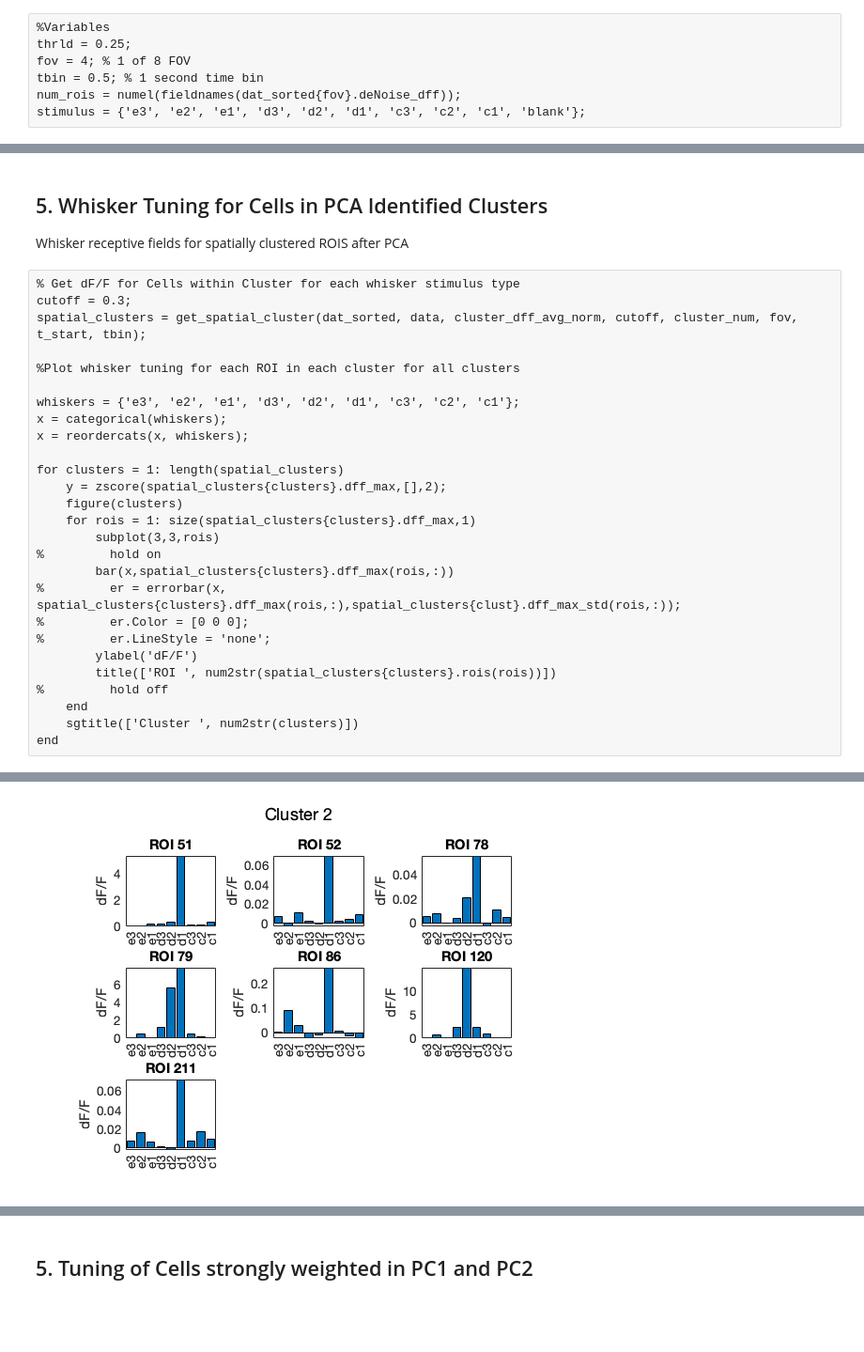
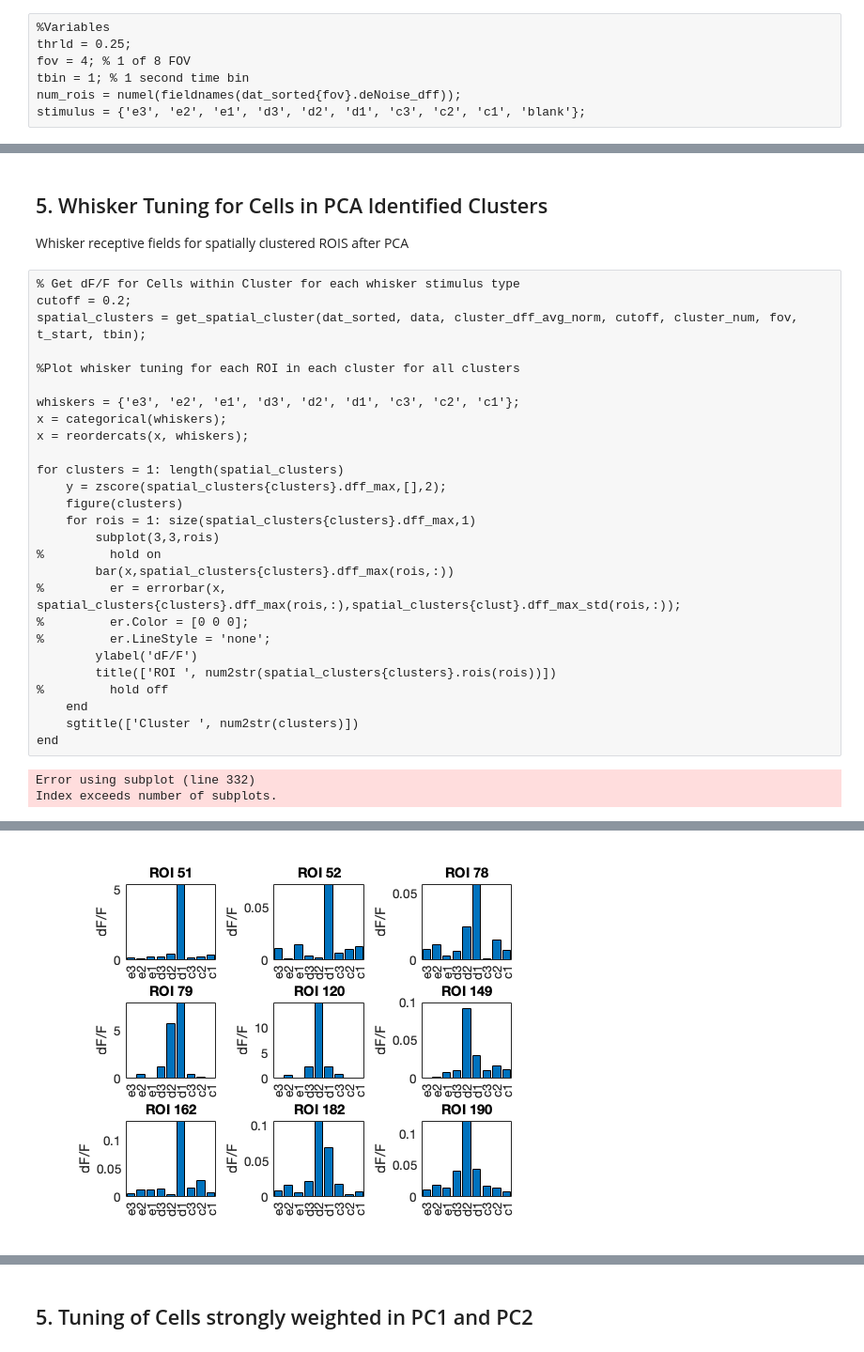
Before and after one commit to neurogomez/neural_ensemble_identification, a Jupyter notebook: 02c_Ensemble_Analysis-PCA.ipynb, the cells around one changed output, grey strips where cells are left out. Shown at 94% size. Saved outputs shown, nothing was run; the diff lists cells and outputs as text; blank space fills up the shorter version.

```diff
--- a/02c_Ensemble_Analysis-PCA.ipynb
+++ b/02c_Ensemble_Analysis-PCA.ipynb
@@ -11,7 +11,7 @@ load('ROI_positions.mat')
 %Variables
 thrld = 0.25;
 fov = 4; % 1 of 8 FOV
-tbin = 0.5; % 1 second time bin
+tbin = 1; % 1 second time bin
 num_rois = numel(fieldnames(dat_sorted{fov}.deNoise_dff));
 stimulus = {'e3', 'e2', 'e1', 'd3', 'd2', 'd1', 'c3', 'c2', 'c1', 'blank'};
 # %% [markdown]
@@ -213,31 +219,33 @@ sgtitle('Map of ROIs: Avg dF/F for each Cluster - Zscore normalized')
 Whisker receptive fields for spatially clustered ROIS after PCA
 # %%
 % Get dF/F for Cells within Cluster for each whisker stimulus type
-cutoff = 0.3;
+cutoff = 0.2;
 spatial_clusters = get_spatial_cluster(dat_sorted, data, cluster_dff_avg_norm, cutoff, cluster_num, fov, t_start, tbin);
 
 %Plot whisker tuning for each ROI in each cluster for all clusters
 
 whiskers = {'e3', 'e2', 'e1', 'd3', 'd2', 'd1', 'c3', 'c2', 'c1'};
 x = categorical(whiskers);
 x = reordercats(x, whiskers);
 
 for clusters = 1: length(spatial_clusters)
     y = zscore(spatial_clusters{clusters}.dff_max,[],2);
     figure(clusters)
     for rois = 1: size(spatial_clusters{clusters}.dff_max,1)
         subplot(3,3,rois)
 %         hold on
         bar(x,spatial_clusters{clusters}.dff_max(rois,:))
 %         er = errorbar(x, spatial_clusters{clusters}.dff_max(rois,:),spatial_clusters{clust}.dff_max_std(rois,:));
 %         er.Color = [0 0 0];
 %         er.LineStyle = 'none';
         ylabel('dF/F')
         title(['ROI ', num2str(spatial_clusters{clusters}.rois(rois))])
 %         hold off
     end
     sgtitle(['Cluster ', num2str(clusters)])
 end
 # %% [output]
+Error using subplot (line 332)
+Index exceeds number of subplots.
 [figure]
-[figure, old version]
+[figure, new version]
```
Also changed, not shown: parts of 21 cells of this notebook, 9 other files.
